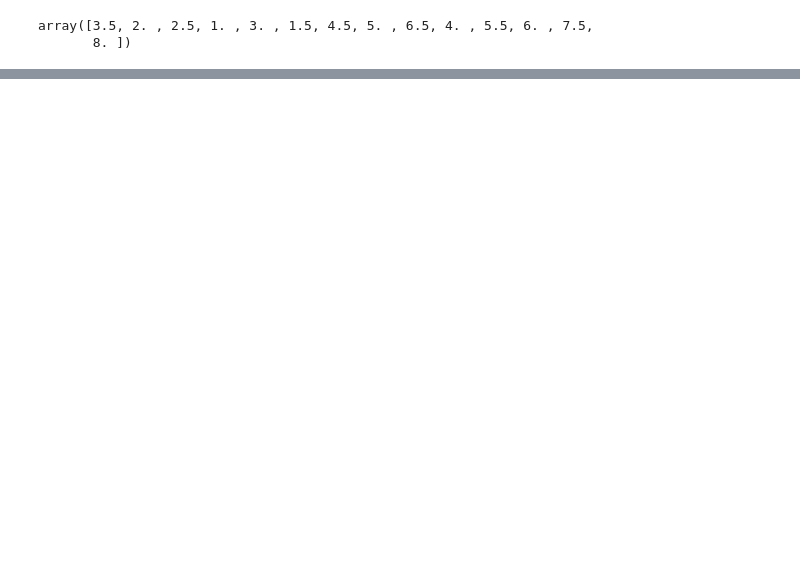
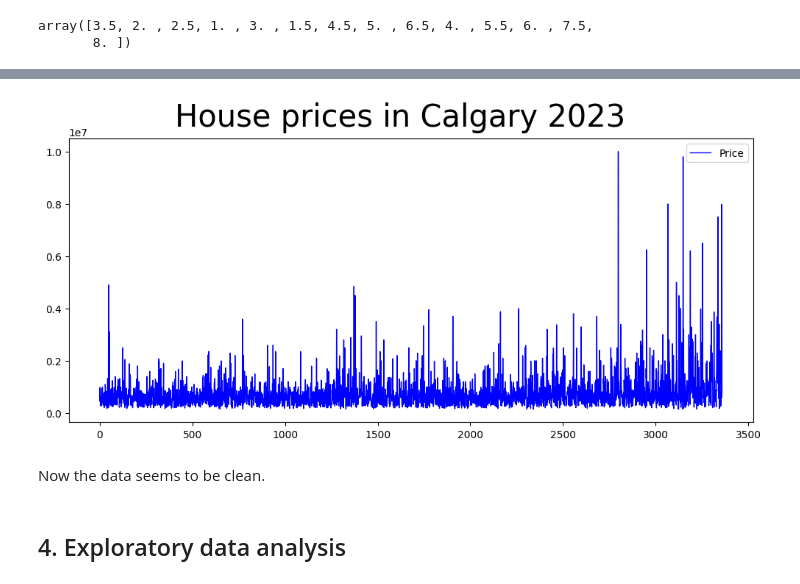
Before and after one commit to roldugina/data_analysis_projects, a Jupyter notebook: Housing_price_Canada.ipynb, the cells around one changed output, grey strips where cells are left out. Cells and saved outputs as stored; diff of their text form; code cells hidden in the pictures; blank space fills up the shorter version.

Commit message:
Data cleaning finished

```diff
--- a/Housing_price_Canada.ipynb
+++ b/Housing_price_Canada.ipynb
@@ -95,0 +142,3 @@ array([3.5, 2. , 2.5, 1. , 3. , 1.5, 4.5, 5. , 6.5, 4. , 5.5, 6. , 7.5,
+# %%
+mask=df_cleaned['Sq.Ft']==df_cleaned['Sq.Ft'].max()
+df_cleaned.loc[mask]
@@ -95,0 +159,11 @@ array([3.5, 2. , 2.5, 1. , 3. , 1.5, 4.5, 5. , 6.5, 4. , 5.5, 6. , 7.5,
+# %%
+ax.plot(df_cleaned['Price'],color='blue',linewidth=1,label='Price')
+ax.legend()
+fig.suptitle('House prices in Calgary 2023',fontsize=30)
+fig
+# %% [output]
+[figure, added]
+# %% [markdown]
+Now the data seems to be clean.
+# %% [markdown]
+## 4. Exploratory data analysis
```
Also changed, not shown: parts of 21 cells of this notebook.
